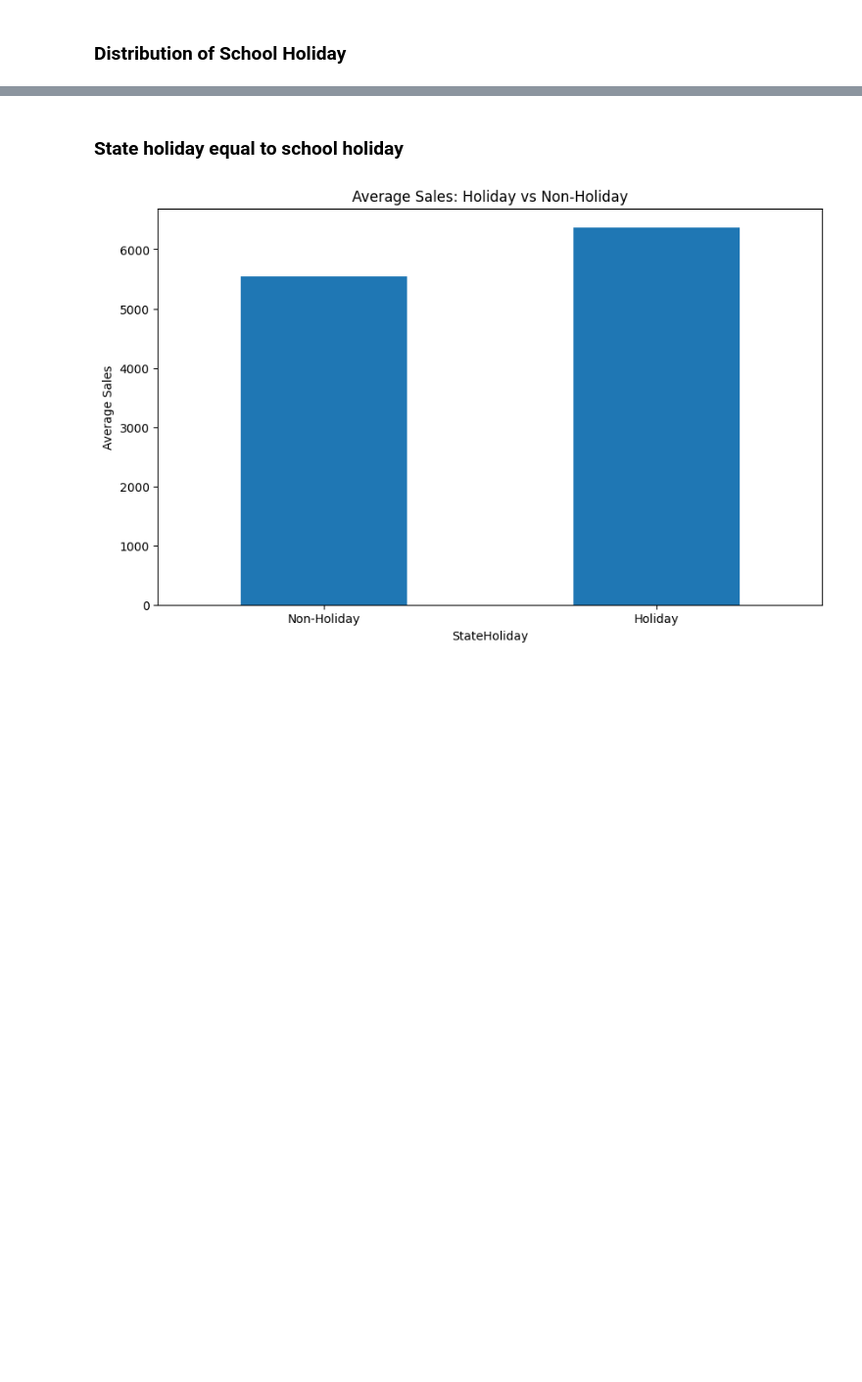
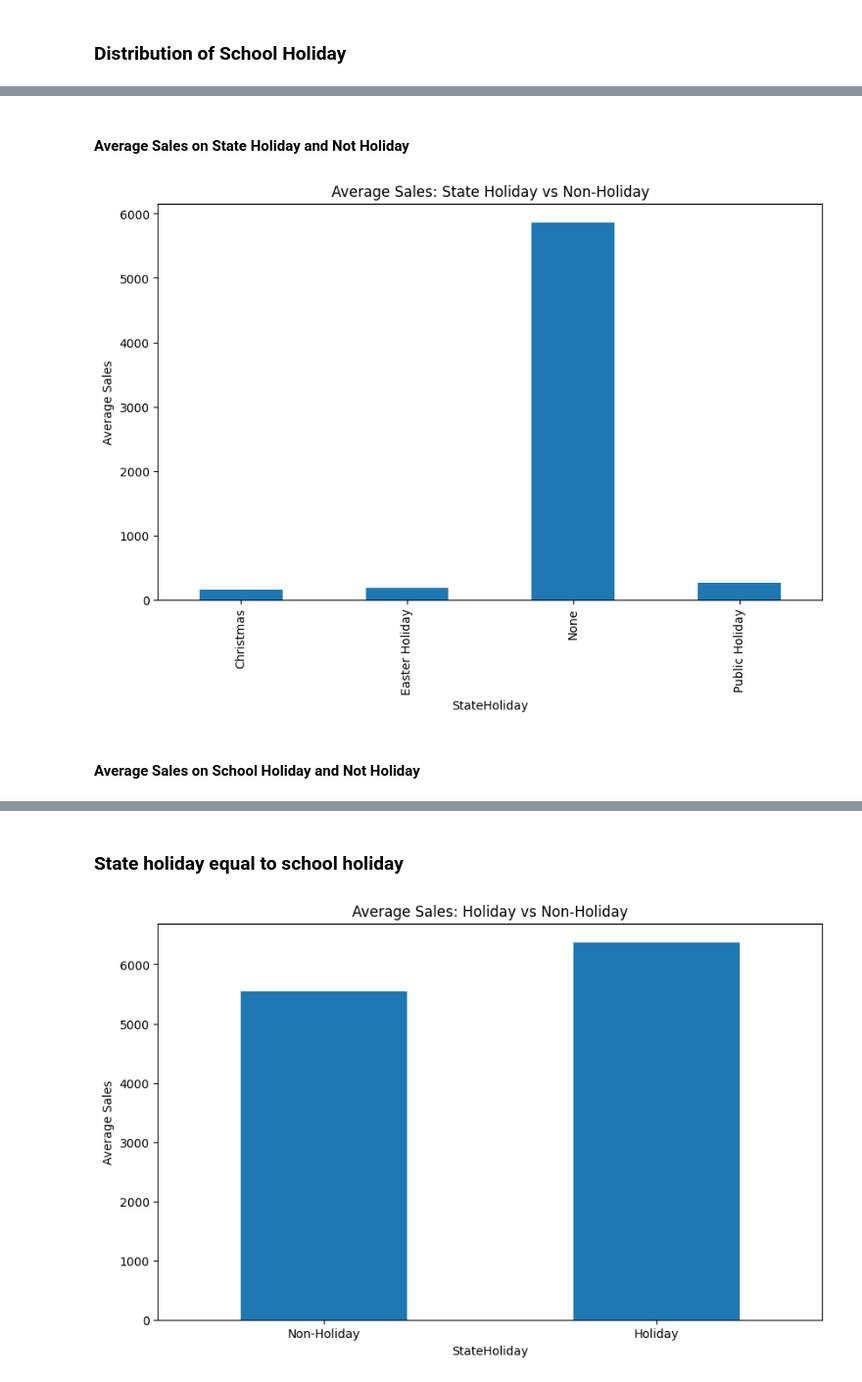
Before and after one commit to GuleWako/10Acadamey-week-4-Pharmaceuticals-finance-data-Analysis, a Jupyter notebook: notebooks/exploratory_analysis_for_forecast.ipynb, the cells around one changed output, grey strips where cells are left out. Shown at 98% size. Cells and saved outputs as stored; diff of their text form; code cells hidden in the pictures; blank space fills up the shorter version.

```diff
--- a/notebooks/exploratory_analysis_for_forecast.ipynb
+++ b/notebooks/exploratory_analysis_for_forecast.ipynb
@@ -832,0 +687,9 @@ plt.show()
+# %% [markdown]
+#### Average Sales on State Holiday and Not Holiday
+# %%
+from scripts.feature_engineering import averageSalesOnStateHoliday
+averageSalesOnStateHoliday(merged_train_data_store)
+# %% [output]
+[figure, added]
+# %% [markdown]
+#### Average Sales on School Holiday and Not Holiday
```
Also changed, not shown: parts of 128 cells of this notebook, 2 other files.
